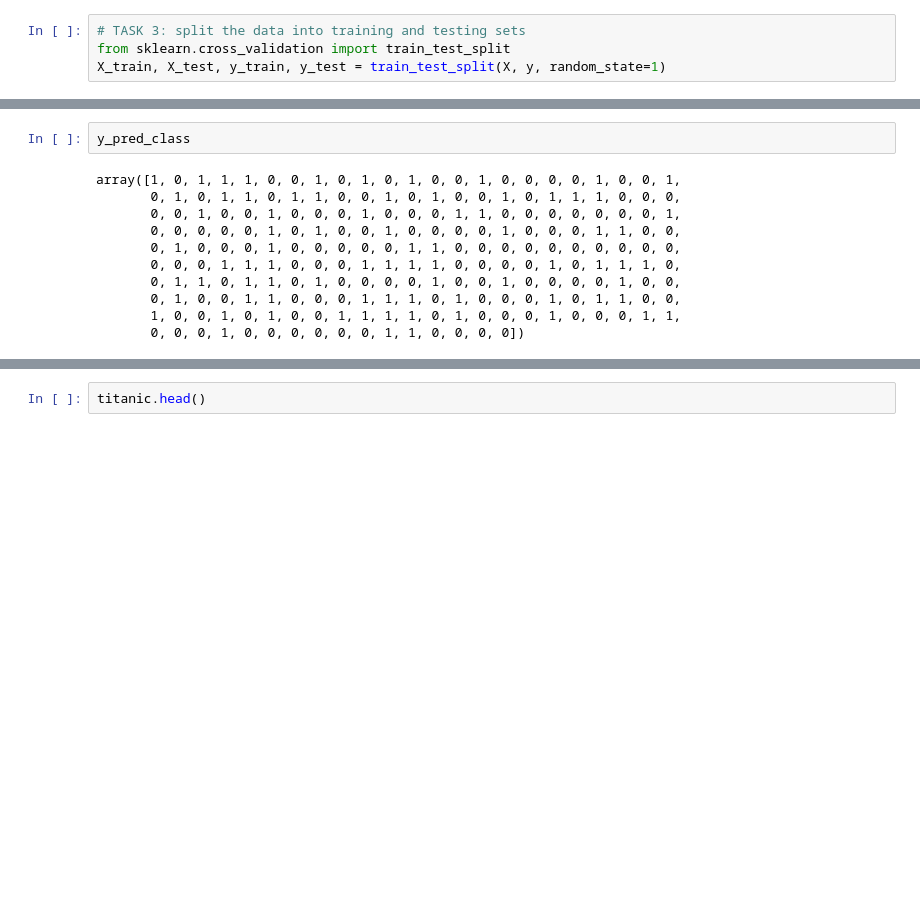
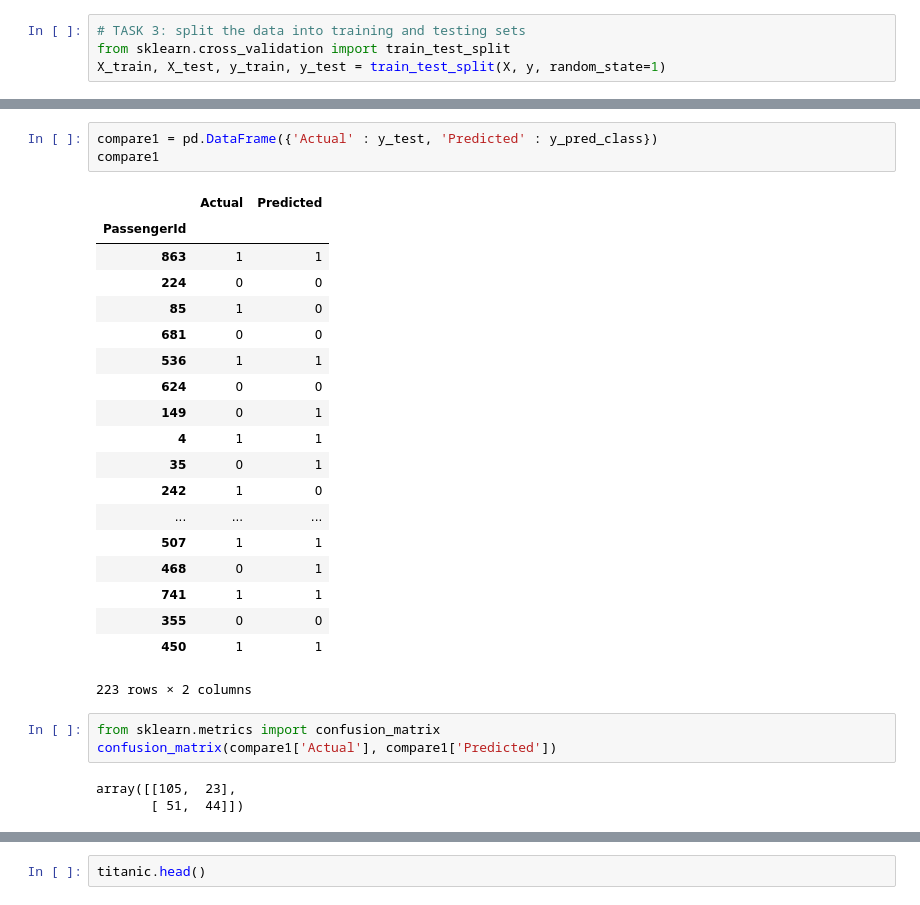
Before and after one commit to jamescmlai/DAT11_JL, a Jupyter notebook: lessons/lesson-05/lab/Lab4a_Logistic_Regression_Titanic.ipynb, the cells around one changed output, grey strips where cells are left out. Cells and saved outputs as stored; diff of their text form; blank space fills up the shorter version.

```diff
--- a/lessons/lesson-05/lab/Lab4a_Logistic_Regression_Titanic.ipynb
+++ b/lessons/lesson-05/lab/Lab4a_Logistic_Regression_Titanic.ipynb
@@ -60,13 +102,29 @@ print(metrics.accuracy_score(y_test, y_pred_class))
-# %%
-y_pred_class
-# %% [output]
-array([1, 0, 1, 1, 1, 0, 0, 1, 0, 1, 0, 1, 0, 0, 1, 0, 0, 0, 0, 1, 0, 0, 1,
-       0, 1, 0, 1, 1, 0, 1, 1, 0, 0, 1, 0, 1, 0, 0, 1, 0, 1, 1, 1, 0, 0, 0,
-       0, 0, 1, 0, 0, 1, 0, 0, 0, 1, 0, 0, 0, 1, 1, 0, 0, 0, 0, 0, 0, 0, 1,
-       0, 0, 0, 0, 0, 1, 0, 1, 0, 0, 1, 0, 0, 0, 0, 1, 0, 0, 0, 1, 1, 0, 0,
-       0, 1, 0, 0, 0, 1, 0, 0, 0, 0, 0, 1, 1, 0, 0, 0, 0, 0, 0, 0, 0, 0, 0,
-       0, 0, 0, 1, 1, 1, 0, 0, 0, 1, 1, 1, 1, 0, 0, 0, 0, 1, 0, 1, 1, 1, 0,
-       0, 1, 1, 0, 1, 1, 0, 1, 0, 0, 0, 0, 1, 0, 0, 1, 0, 0, 0, 0, 1, 0, 0,
-       0, 1, 0, 0, 1, 1, 0, 0, 0, 1, 1, 1, 0, 1, 0, 0, 0, 1, 0, 1, 1, 0, 0,
-       1, 0, 0, 1, 0, 1, 0, 0, 1, 1, 1, 1, 0, 1, 0, 0, 0, 1, 0, 0, 0, 1, 1,
-       0, 0, 0, 1, 0, 0, 0, 0, 0, 0, 1, 1, 0, 0, 0, 0])
+# %%
+compare1 = pd.DataFrame({'Actual' : y_test, 'Predicted' : y_pred_class})
+compare1
+# %% [output]
+|  | Actual | Predicted |
+| PassengerId |  |  |
+| 863 | 1 | 1 |
+| 224 | 0 | 0 |
+| 85 | 1 | 0 |
+| 681 | 0 | 0 |
+| 536 | 1 | 1 |
+| 624 | 0 | 0 |
+| 149 | 0 | 1 |
+| 4 | 1 | 1 |
+| 35 | 0 | 1 |
+| 242 | 1 | 0 |
+| ... | ... | ... |
+| 507 | 1 | 1 |
+| 468 | 0 | 1 |
+| 741 | 1 | 1 |
+| 355 | 0 | 0 |
+| 450 | 1 | 1 |
+223 rows × 2 columns
+# %%
+from sklearn.metrics import confusion_matrix
+confusion_matrix(compare1['Actual'], compare1['Predicted'])
+# %% [output]
+array([[105,  23],
+       [ 51,  44]])
```
Also changed, not shown: parts of 18 cells of this notebook.
